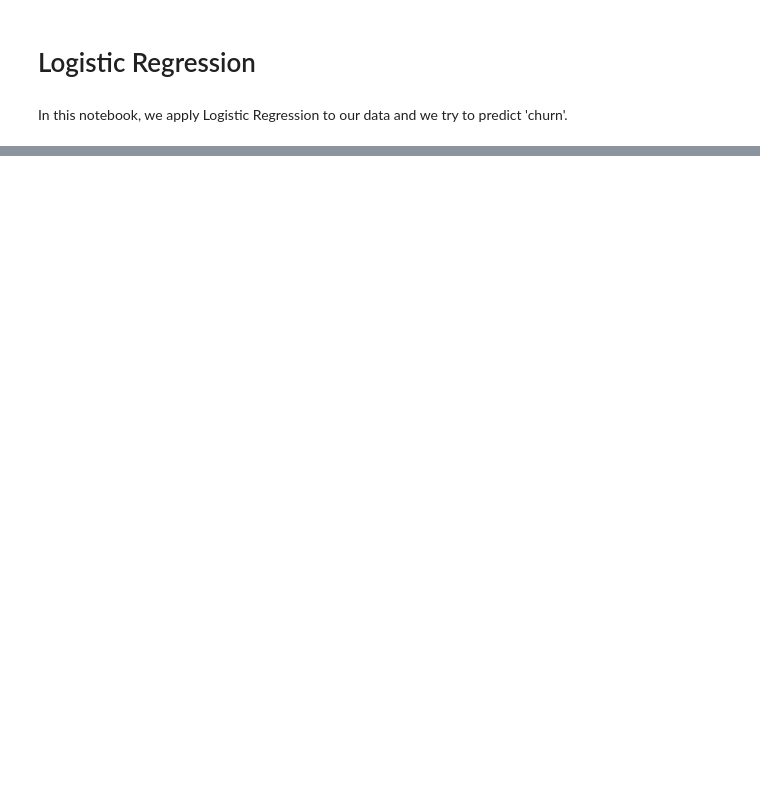
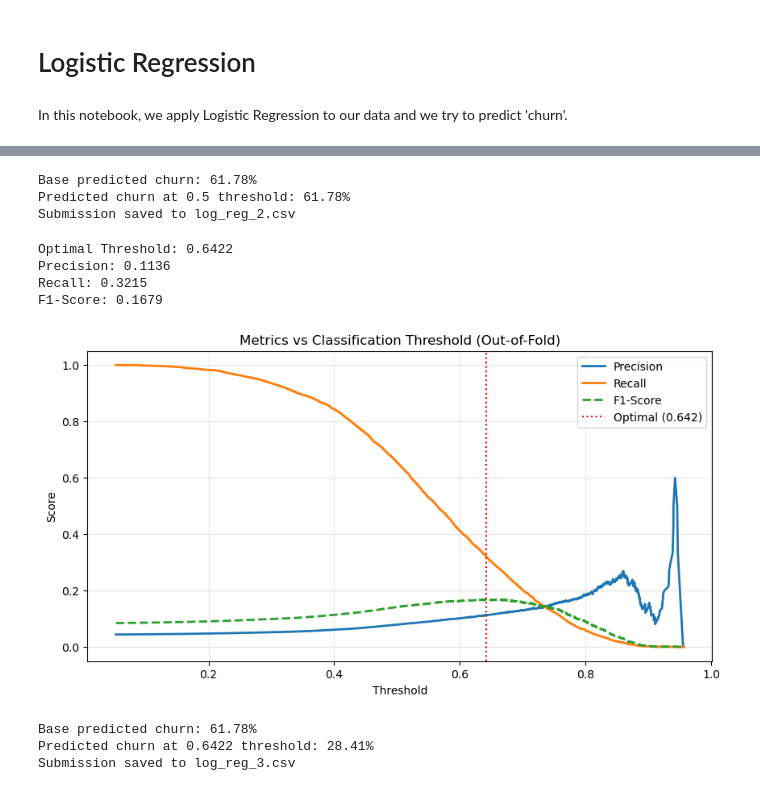
Before and after one commit to AndreeaPatarlageanu/DataScienceProject, a Jupyter notebook: LogisticRegression.ipynb, the cells around one changed output, grey strips where cells are left out. Cells and saved outputs as stored; diff of their text form; code cells hidden in the pictures; blank space fills up the shorter version.

```diff
--- a/LogisticRegression.ipynb
+++ b/LogisticRegression.ipynb
@@ -195,0 +141,8 @@ Submission saved to submission.csv
+# %%
+log_reg = LogisticRegression(class_weight='balanced')
+
+log_reg.fit(X_train_final, y_train_combined)
+
+from utils import evaluate_model
+
+evaluate_model(log_reg, X_test, 0.5, file_out='log_reg_1.csv')
@@ -195,0 +204,62 @@ Submission saved to submission.csv
+# %%
+evaluate_model(best_model, X_test, 0.5, file_out='log_reg_2.csv')
+# %% [output]
+Base predicted churn: 61.78%
+Predicted churn at 0.5 threshold: 61.78%
+Submission saved to log_reg_2.csv
+# %%
+# ============================================================================
+# CELL: Find Optimal Threshold (CORRECTED VERSION)
+# ============================================================================
+
+from sklearn.model_selection import cross_val_predict
+
+# Get out-of-fold predictions on training data
+# This ensures we're not using the same data the model was trained on
+y_proba_oof = cross_val_predict(
+    best_model,
+    X_train_final,
+    y_train_combined,
+    cv=5,
+    method='predict_proba'
+)[:, 1]
+
+# Calculate precision-recall curve on out-of-fold predictions
+precisions, recalls, thresholds = precision_recall_curve(y_train_combined, y_proba_oof)
+
+# Calculate F1 scores for each threshold
+f1_scores = 2 * (precisions[:-1] * recalls[:-1]) / (precisions[:-1] + recalls[:-1] + 1e-10)
+
+# Find optimal threshold (maximize F1)
+optimal_idx = np.argmax(f1_scores)
+optimal_threshold = thresholds[optimal_idx]
+
+print(f"Optimal Threshold: {optimal_threshold:.4f}")
+print(f"Precision: {precisions[optimal_idx]:.4f}")
+print(f"Recall: {recalls[optimal_idx]:.4f}")
+print(f"F1-Score: {f1_scores[optimal_idx]:.4f}")
+
+# Plot
+plt.figure(figsize=(10, 5))
+plt.plot(thresholds, precisions[:-1], label='Precision', linewidth=2)
+plt.plot(thresholds, recalls[:-1], label='Recall', linewidth=2)
+plt.plot(thresholds, f1_scores, label='F1-Score', linewidth=2, linestyle='--')
+plt.axvline(optimal_threshold, color='red', linestyle=':', label=f'Optimal ({optimal_threshold:.3f})')
+plt.xlabel('Threshold')
+plt.ylabel('Score')
+plt.title('Metrics vs Classification Threshold (Out-of-Fold)')
+plt.legend()
+plt.grid(True, alpha=0.3)
+plt.show()
+# %% [output]
+Optimal Threshold: 0.6422
+Precision: 0.1136
+Recall: 0.3215
+F1-Score: 0.1679
+[figure, added]
+# %%
+evaluate_model(best_model, X_test, 0.6422, file_out='log_reg_3.csv')
+# %% [output]
+Base predicted churn: 61.78%
+Predicted churn at 0.6422 threshold: 28.41%
+Submission saved to log_reg_3.csv
```
Also changed, not shown: parts of 22 cells of this notebook, 1 other file.
